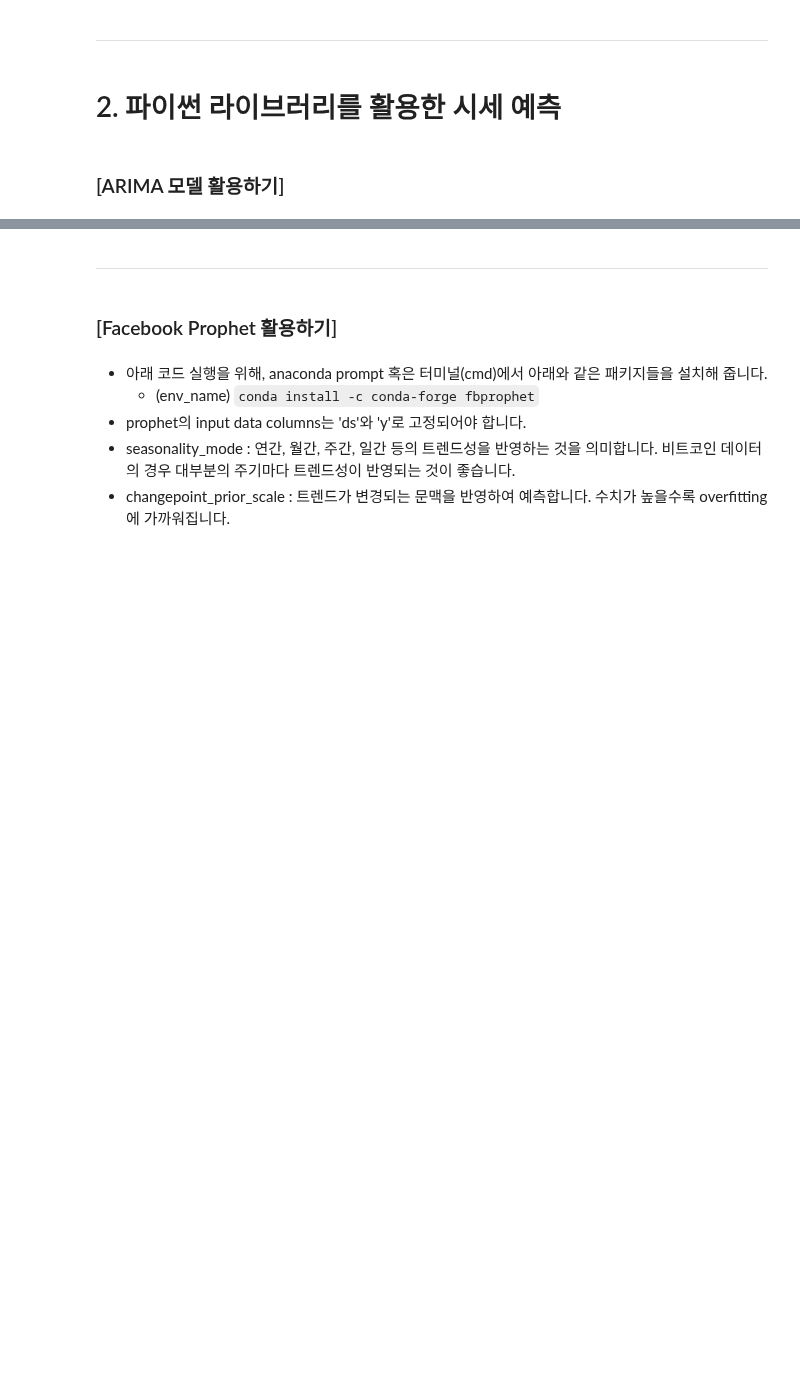
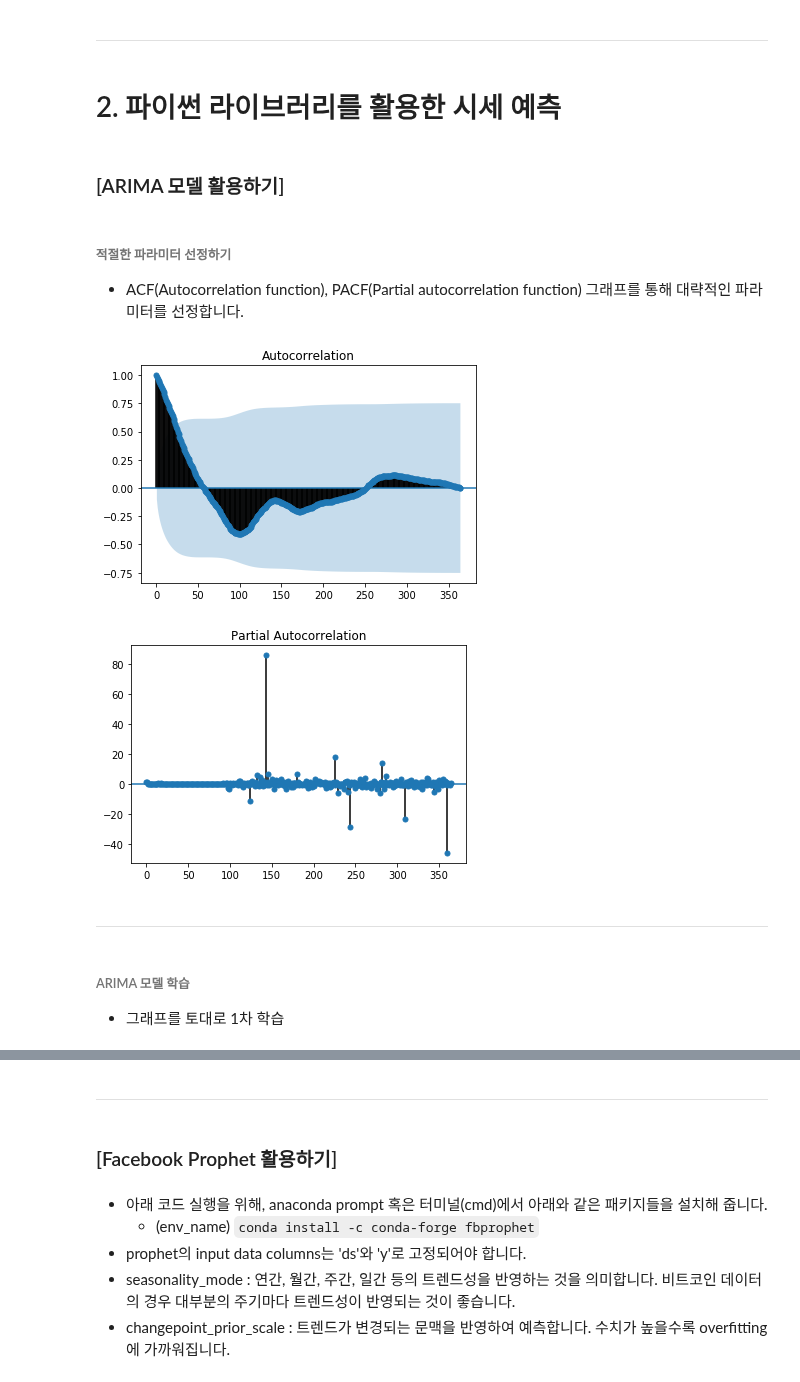
Before and after one commit to yoonkt200/python-data-analysis, a Jupyter notebook: chapter2/02-coin-prediction.ipynb, the cells around one changed output, grey strips where cells are left out. Drawn from its saved outputs; the diff is of its cells as text; code cells hidden in the pictures; blank space fills up the shorter version.

Commit message:
ARIMA, Prophet basic complete

```diff
--- a/chapter2/02-coin-prediction.ipynb
+++ b/chapter2/02-coin-prediction.ipynb
@@ -109,3 +109,20 @@ plt.show()
 # 2. 파이썬 라이브러리를 활용한 시세 예측
 # %% [markdown]
 ### [ARIMA 모델 활용하기]
+# %% [markdown]
+###### 적절한 파라미터 선정하기
+- ACF(Autocorrelation function), PACF(Partial autocorrelation function) 그래프를 통해 대략적인 파라미터를 선정합니다.
+# %%
+from statsmodels.graphics.tsaplots import plot_acf, plot_pacf
+
+plot_acf(bitcoin_df.price.values)
+plot_pacf(bitcoin_df.price.values)
+plt.show()
+# %% [output]
+[figure, added]
+[figure, added]
+# %% [markdown]
+-----
+# %% [markdown]
+###### ARIMA 모델 학습
+- 그래프를 토대로 1차 학습
```
Also changed, not shown: parts of 21 cells of this notebook.
